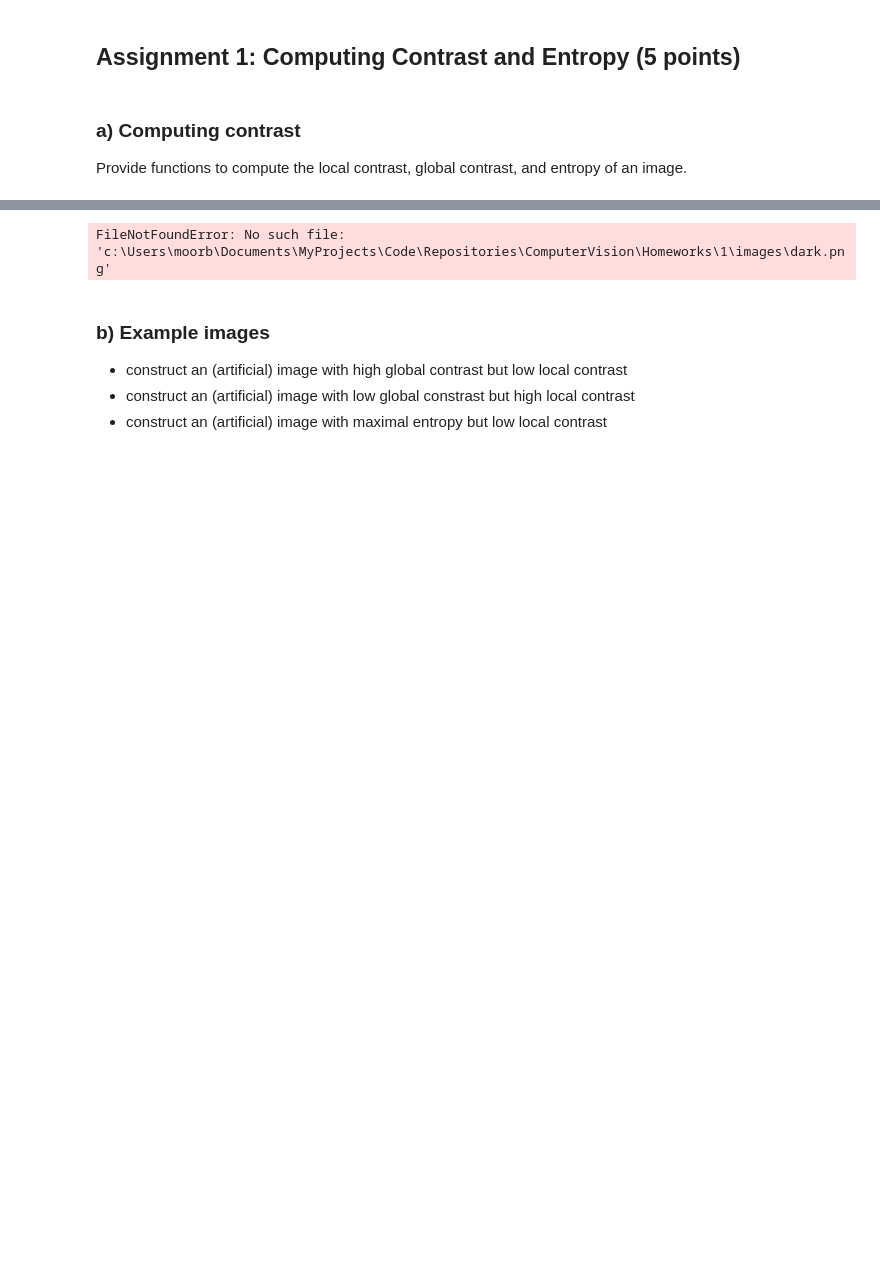
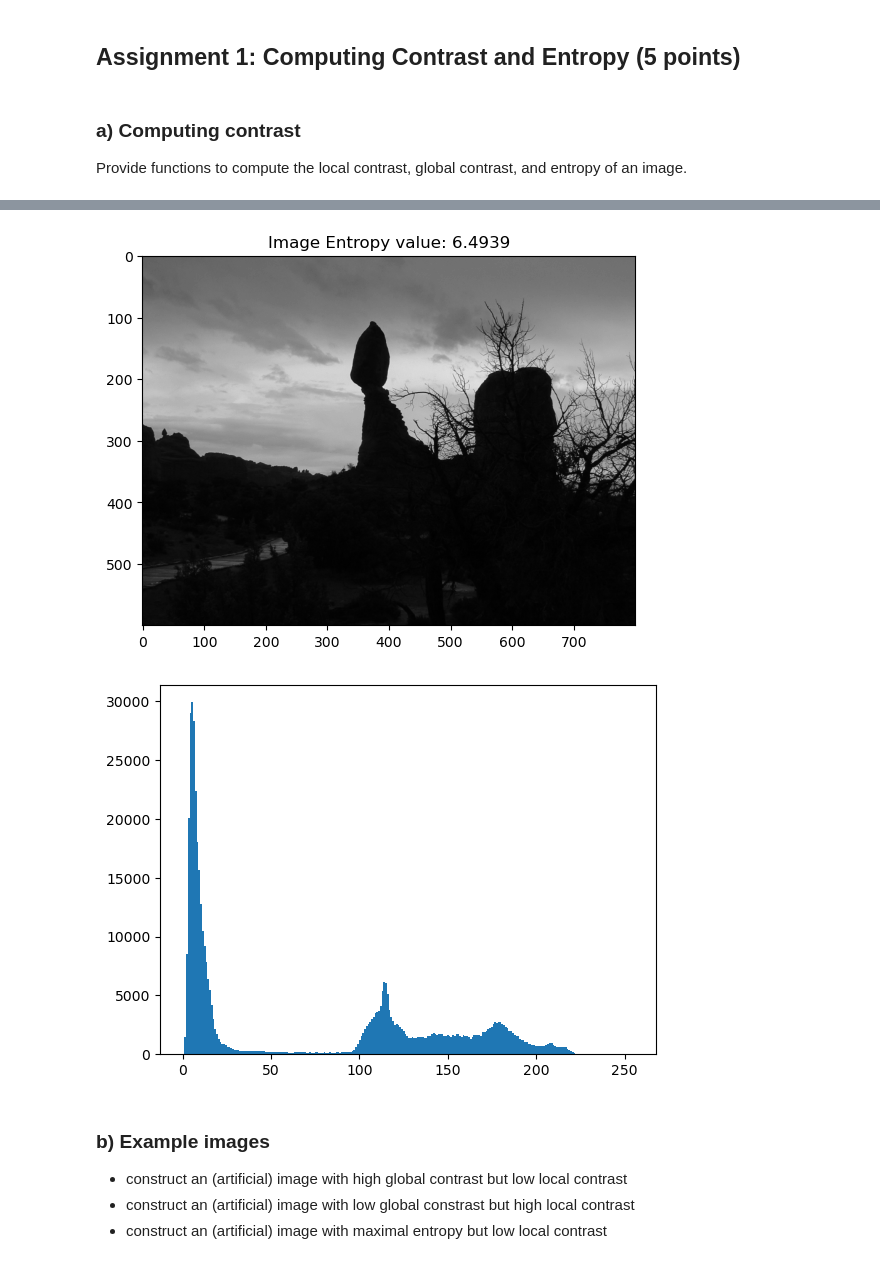
Before and after one commit to Moorboor/ComputerVision, a Jupyter notebook: Homeworks/1/sheet01.ipynb, the cells around one changed output, grey strips where cells are left out. Cells and saved outputs as stored; diff of their text form; code cells hidden in the pictures; blank space fills up the shorter version.

```diff
--- a/Homeworks/1/sheet01.ipynb
+++ b/Homeworks/1/sheet01.ipynb
@@ -86,33 +115,49 @@ FileNotFoundError: No such file: 'c:\Users\moorb\Documents\MyProjects\Code\Repos
 # %%
 %matplotlib inline
 import numpy as np
 import math
 from imageio.v2 import imread
 import scipy.stats
 
 def entropy(img):
     """
     Compute the entropy for a given image.
     Args:
         img (ndarray): The grayscale image to compute the entropy for.
 
     Returns:
         img_entropy (float): The entropy of the image.
     """
-    # YOUR CODE HERE
-    raise NotImplementedError()
+    # Flatten the image to get pixel intensity values
+    img_flat = img.flatten()
+
+    # Calculate the histogram of pixel intensities and use full range 0-255
+    histogram, _ = np.histogram(img_flat, bins=256, range=(0, 255))
+
+    # Normalize the histogram to get the probability distribution
+    total_pixels = img_flat.size
+    probabilities = histogram / total_pixels
+
+    # Remove zero values to avoid log2(0)
+    probabilities = probabilities[probabilities > 0]
+
+    # Calculate entropy using the formula
+    img_entropy = -np.sum(probabilities * np.log2(probabilities))
+
+    return img_entropy
 
 img = imread('images/dark.png')
 plt.title("Image Entropy value: {:.4f}".format(entropy(img)))
 plt.imshow(img, vmin=0, vmax=255)
 plt.show()
 
 plt.hist(img.flatten(), 256, (0, 255))
 plt.show()
 
 assert math.isclose(entropy(img), scipy.stats.entropy(np.unique(img.flat, return_counts=True)[1], base=2))
 # %% [output]
-FileNotFoundError: No such file: 'c:\Users\moorb\Documents\MyProjects\Code\Repositories\ComputerVision\Homeworks\1\images\dark.png'
+[figure, added]
+[figure, added]
 # %% [markdown]
 ### b) Example images
 
```
Also changed, not shown: parts of 3 cells of this notebook.
